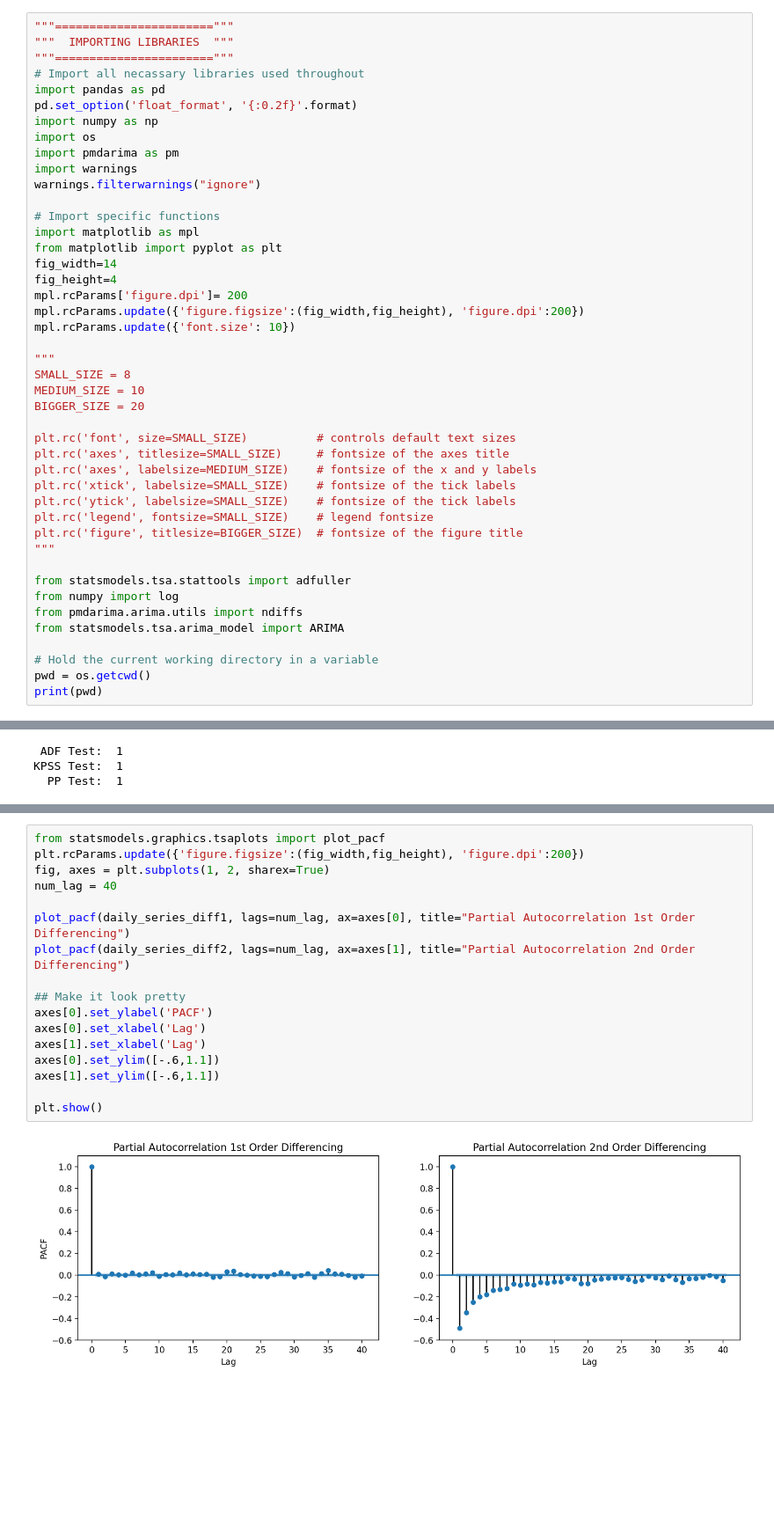
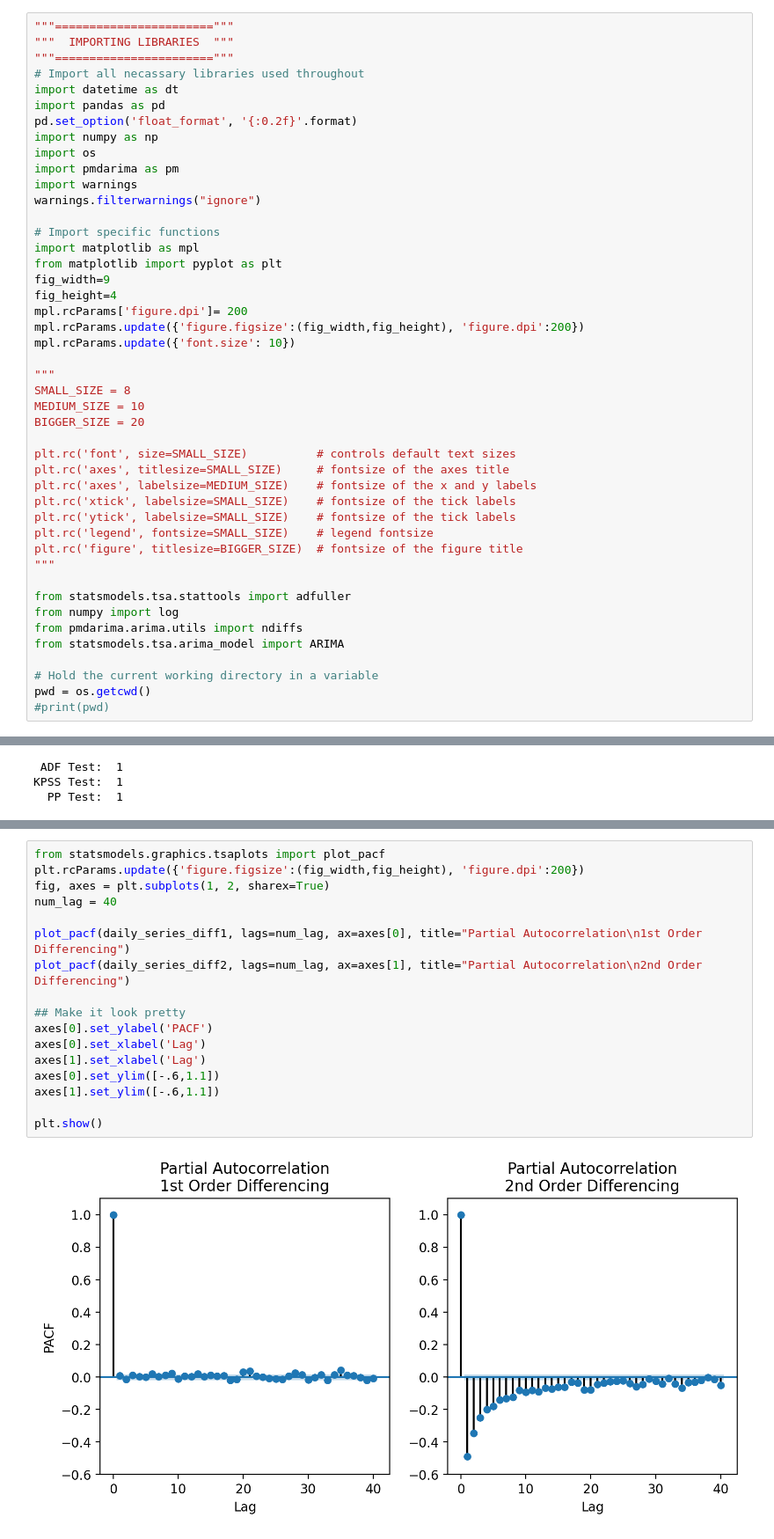
Before and after one commit to marslanahmed/Project2-Predicting-Oil-Prices-using-ARIMA, a Jupyter notebook: project_notebook.ipynb, the cells around one changed output, grey strips where cells are left out. Shown at 88% size. Drawn from its saved outputs; the diff is of its cells as text; blank space fills up the shorter version.

```diff
--- a/project_notebook.ipynb
+++ b/project_notebook.ipynb
@@ -46,6 +5,7 @@ It is the perfect time to implement this algorithm as we don’t expect any more
 """  IMPORTING LIBRARIES  """
 """======================="""
 # Import all necassary libraries used throughout
+import datetime as dt
 import pandas as pd
 pd.set_option('float_format', '{:0.2f}'.format)
 import numpy as np
@@ -57,7 +17,7 @@ warnings.filterwarnings("ignore")
 # Import specific functions
 import matplotlib as mpl
 from matplotlib import pyplot as plt
-fig_width=14
+fig_width=9
 fig_height=4
 mpl.rcParams['figure.dpi']= 200
 mpl.rcParams.update({'figure.figsize':(fig_width,fig_height), 'figure.dpi':200})
@@ -84,4 +44,4 @@ from statsmodels.tsa.arima_model import ARIMA
 
 # Hold the current working directory in a variable
 pwd = os.getcwd()
-print(pwd)
+#print(pwd)
@@ -531,19 +347,19 @@ __A partial autocorrelation is the amount of correlation between a variable and
 # %%
 from statsmodels.graphics.tsaplots import plot_pacf
 plt.rcParams.update({'figure.figsize':(fig_width,fig_height), 'figure.dpi':200})
 fig, axes = plt.subplots(1, 2, sharex=True)
 num_lag = 40
 
-plot_pacf(daily_series_diff1, lags=num_lag, ax=axes[0], title="Partial Autocorrelation 1st Order Differencing")
-plot_pacf(daily_series_diff2, lags=num_lag, ax=axes[1], title="Partial Autocorrelation 2nd Order Differencing")
+plot_pacf(daily_series_diff1, lags=num_lag, ax=axes[0], title="Partial Autocorrelation\n1st Order Differencing")
+plot_pacf(daily_series_diff2, lags=num_lag, ax=axes[1], title="Partial Autocorrelation\n2nd Order Differencing")
 
 ## Make it look pretty
 axes[0].set_ylabel('PACF')
 axes[0].set_xlabel('Lag')
 axes[1].set_xlabel('Lag')
 axes[0].set_ylim([-.6,1.1])
 axes[1].set_ylim([-.6,1.1])
 
 plt.show()
 # %% [output]
-[figure, old version]
+[figure, new version]
```
Also changed, not shown: parts of 40 cells of this notebook.
